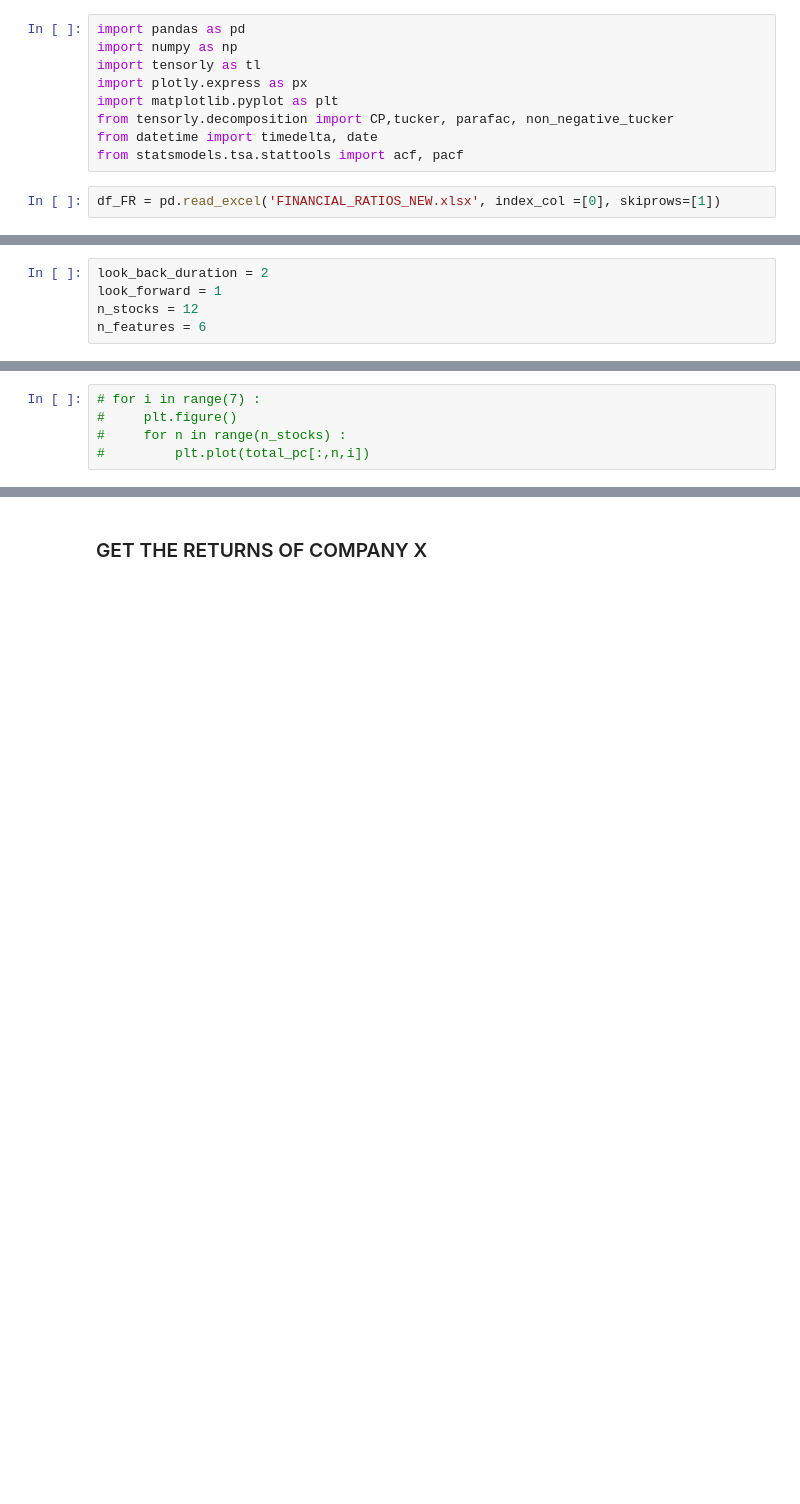
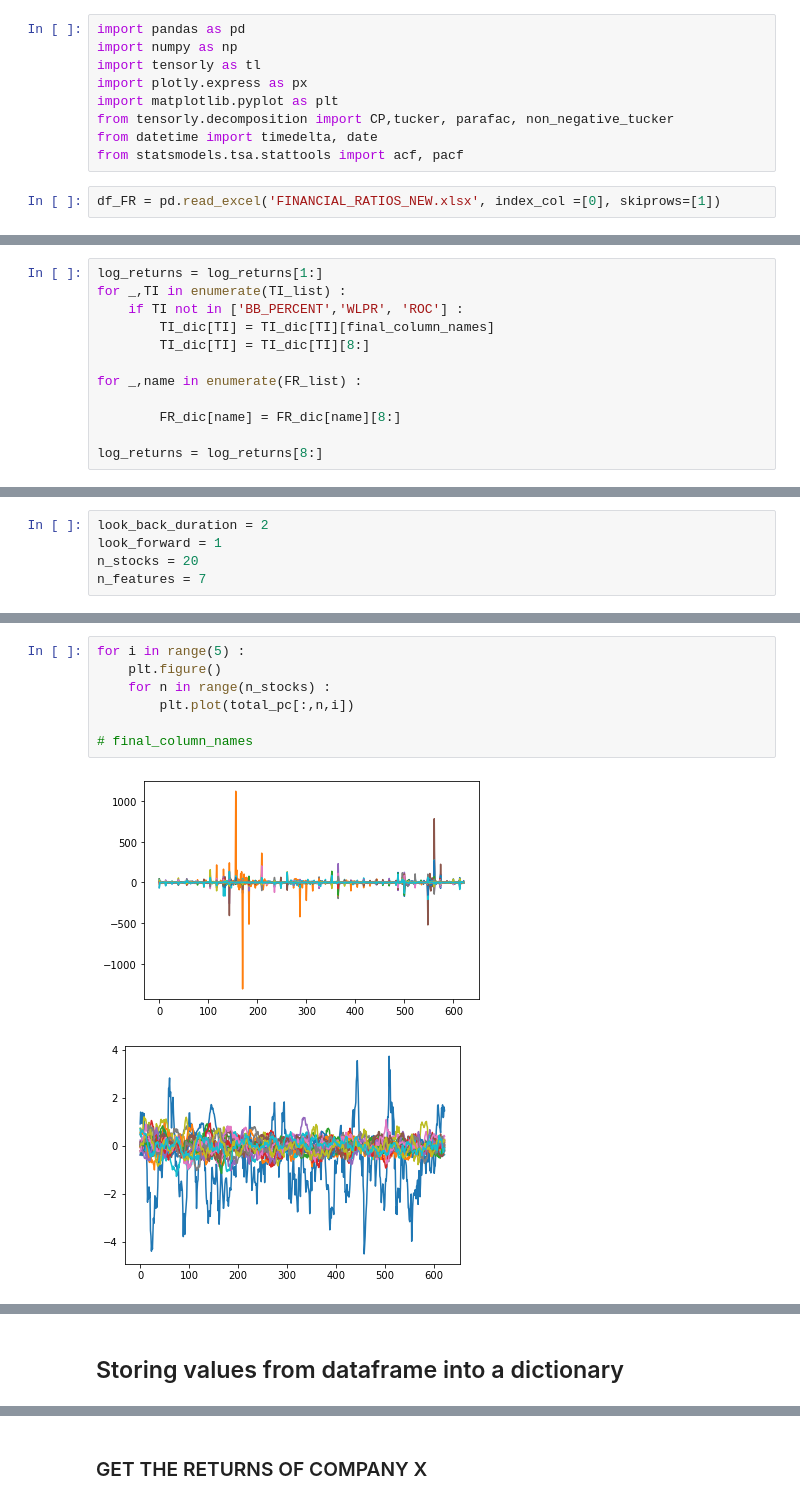
Before and after one commit to zxt18/Tucker-Decomposition-For-Stock-Returns-Forecasting, a Jupyter notebook: Finance_V2/plots_for_fyp.ipynb, the cells around one changed output, grey strips where cells are left out. Saved outputs shown, nothing was run; the diff lists cells and outputs as text; blank space fills up the shorter version.

```diff
--- a/Finance_V2/plots_for_fyp.ipynb
+++ b/Finance_V2/plots_for_fyp.ipynb
@@ -80,0 +155,12 @@ TI_dic.pop('RSI', None)
+# %%
+log_returns = log_returns[1:]
+for _,TI in enumerate(TI_list) :
+    if TI not in ['BB_PERCENT','WLPR', 'ROC'] :
+        TI_dic[TI] = TI_dic[TI][final_column_names]
+        TI_dic[TI] = TI_dic[TI][8:]
+
+for _,name in enumerate(FR_list) :
+
+        FR_dic[name] = FR_dic[name][8:]
+
+log_returns = log_returns[8:]
@@ -81,5 +183,5 @@ TI_dic.pop('RSI', None)
 # %%
 look_back_duration = 2
 look_forward = 1
-n_stocks = 12
-n_features = 6
+n_stocks = 20
+n_features = 7
@@ -124,5 +276,10 @@ for i in range(0,len(total_pc)-look_back_duration-look_forward+1) :
 # %%
-# for i in range(7) :
-#     plt.figure()
-#     for n in range(n_stocks) :
-#         plt.plot(total_pc[:,n,i])
+for i in range(5) :
+    plt.figure()
+    for n in range(n_stocks) :
+        plt.plot(total_pc[:,n,i])
+
+# final_column_names
+# %% [output]
+[figure, added]
+[figure, added]
@@ -128,0 +289,2 @@ for i in range(0,len(total_pc)-look_back_duration-look_forward+1) :
+# %% [markdown]
+## Storing values from dataframe into a dictionary
```
Also changed, not shown: parts of 31 cells of this notebook, 4 other files.
